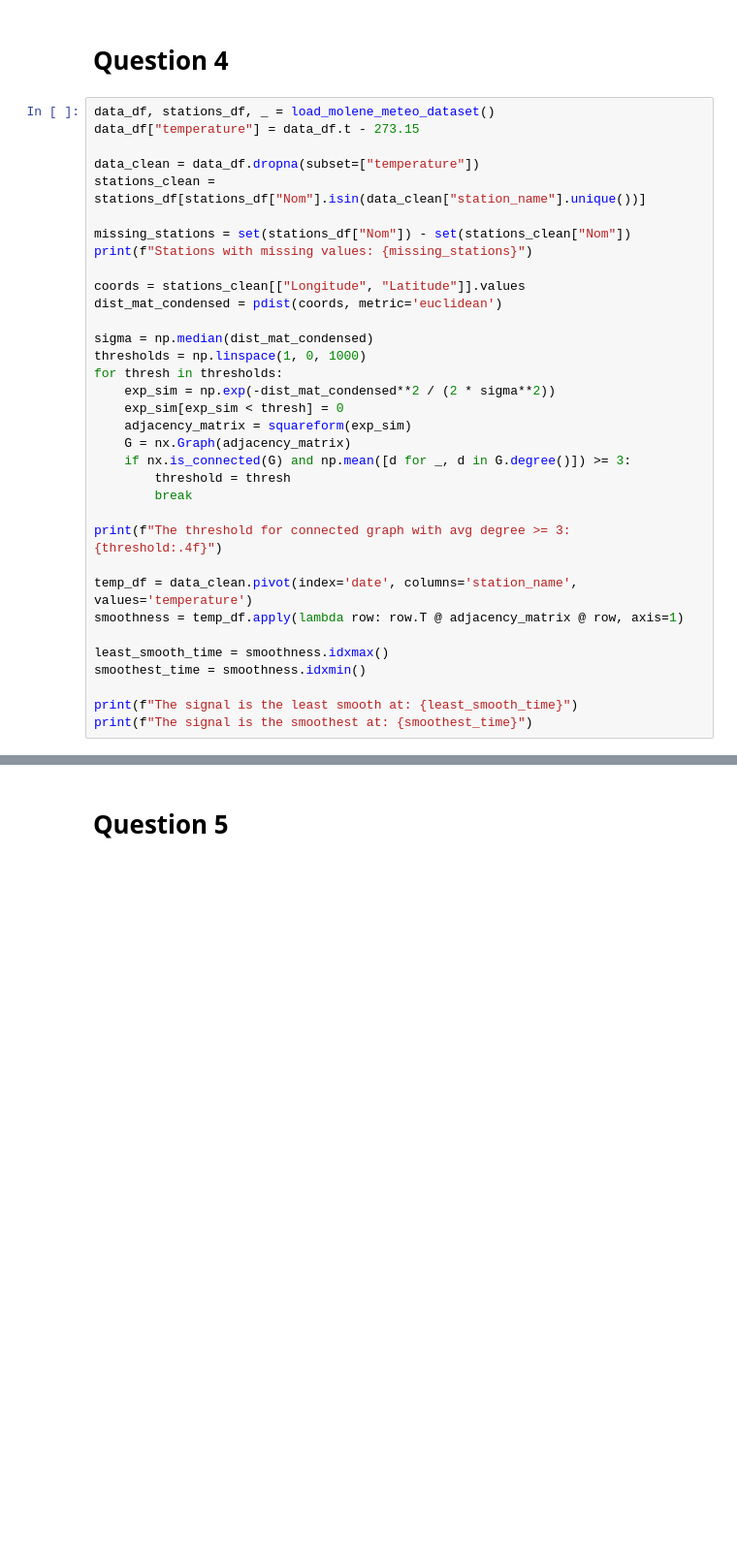
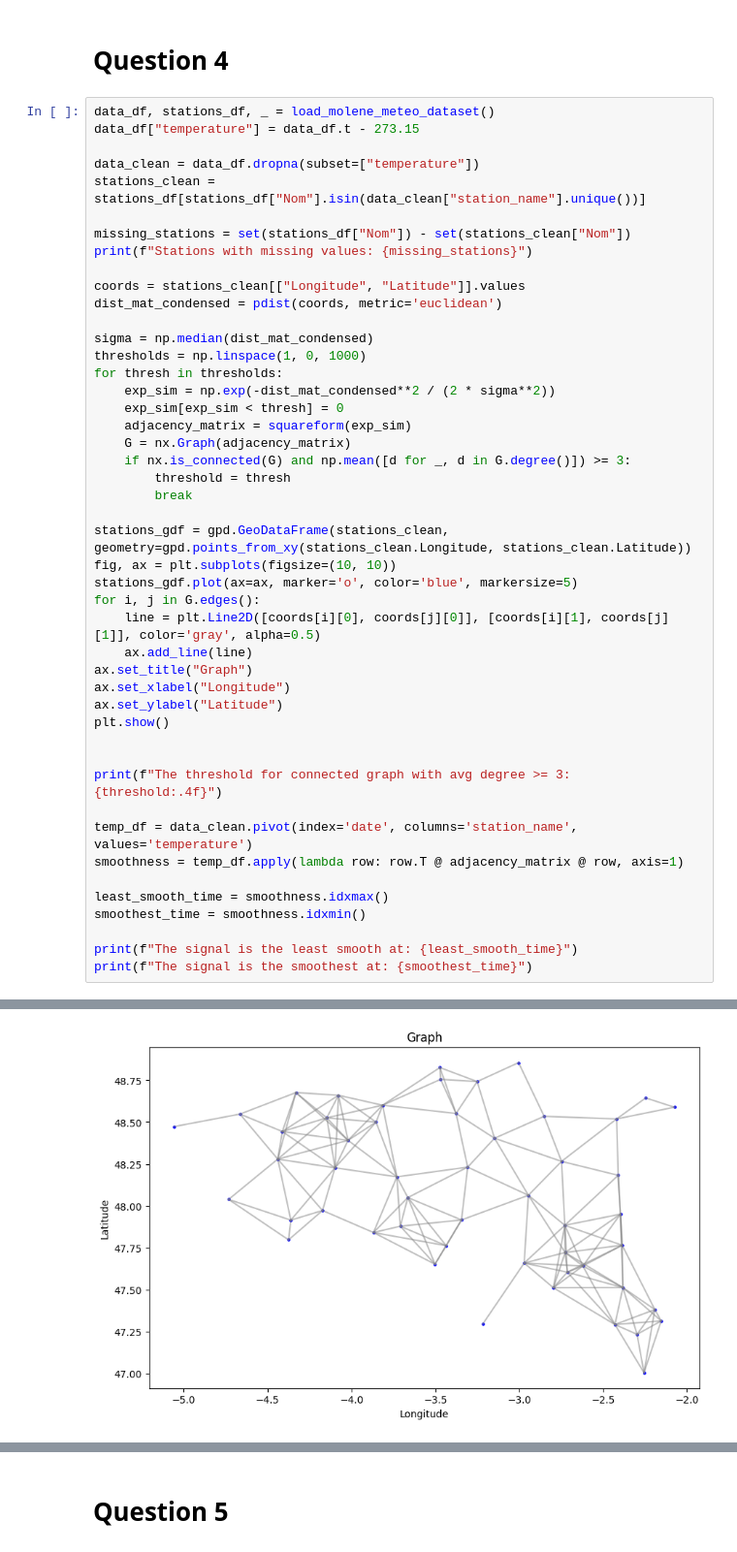
Before and after one commit to wadimoughanim/hw3mlts, a Jupyter notebook: Assignment 3.ipynb, the cells around one changed output, grey strips where cells are left out. Shown at 97% size. Drawn from its saved outputs; the diff is of its cells as text; blank space fills up the shorter version.

```diff
--- a/Assignment 3.ipynb
+++ b/Assignment 3.ipynb
@@ -276,6 +281,18 @@ for thresh in thresholds:
         threshold = thresh
         break
 
+stations_gdf = gpd.GeoDataFrame(stations_clean, geometry=gpd.points_from_xy(stations_clean.Longitude, stations_clean.Latitude))
+fig, ax = plt.subplots(figsize=(10, 10))
+stations_gdf.plot(ax=ax, marker='o', color='blue', markersize=5)
+for i, j in G.edges():
+    line = plt.Line2D([coords[i][0], coords[j][0]], [coords[i][1], coords[j][1]], color='gray', alpha=0.5)
+    ax.add_line(line)
+ax.set_title("Graph")
+ax.set_xlabel("Longitude")
+ax.set_ylabel("Latitude")
+plt.show()
+
+
 print(f"The threshold for connected graph with avg degree >= 3: {threshold:.4f}")
 
 temp_df = data_clean.pivot(index='date', columns='station_name', values='temperature')
@@ -293,0 +308 @@ The signal is the smoothest at: 2014-01-19 08:00:00
+[figure, added]
```
Also changed, not shown: parts of 4 cells of this notebook.
